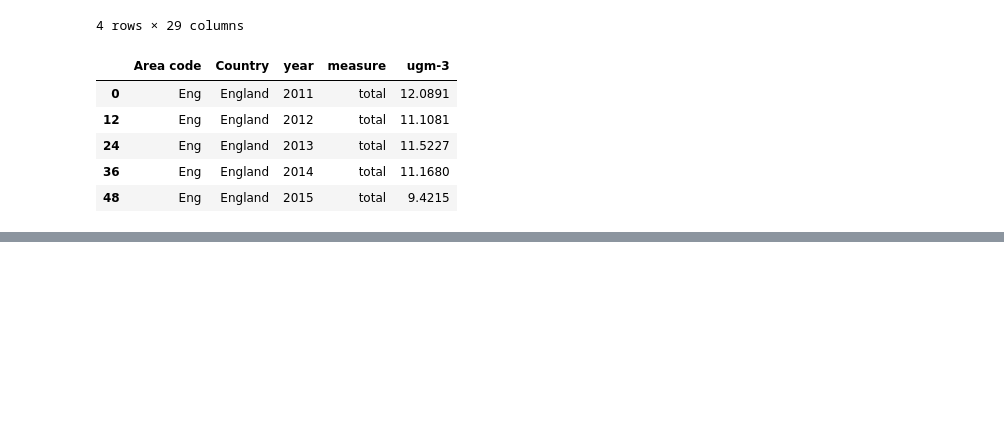
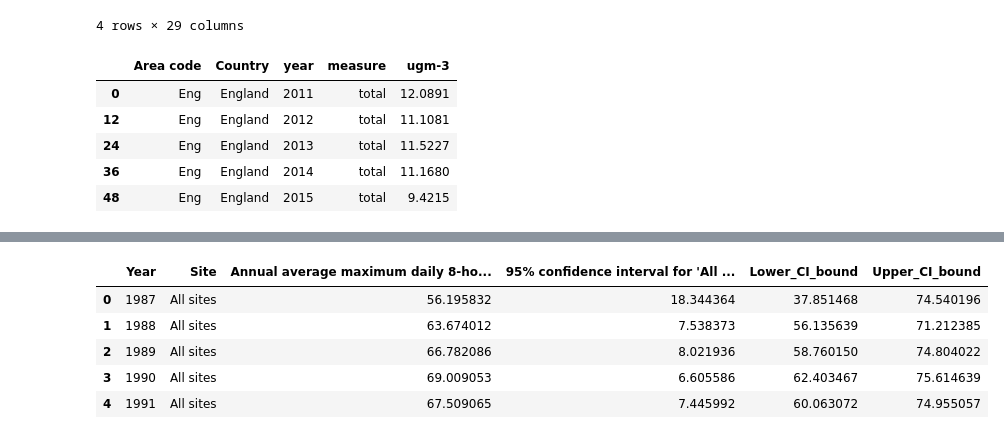
Before and after one commit to Defra-Data-Science-Centre-of-Excellence/oiflib, a Jupyter notebook: docs/source/air.ipynb, the cells around one changed output, grey strips where cells are left out. Drawn from its saved outputs; the diff is of its cells as text; code cells hidden in the pictures; blank space fills up the shorter version.

Commit message:
add Air Four example

```diff
--- a/docs/source/air.ipynb
+++ b/docs/source/air.ipynb
@@ -235,0 +245,3 @@ air_three_transformed.head()
+# %%
+extracted = extract(theme="air", indicator="four").pipe(validate_air_four_extracted)
+extracted.head()
@@ -235,0 +255,10 @@ air_three_transformed.head()
+# %%
+enriched = enrich_air_four(extracted).pipe(validate_air_four_enriched)
+enriched.head()
+# %% [output]
+|  | Year | Site | Annual average maximum daily 8-ho... | 95% confidence interval for 'All ... | Lower_CI_bound | Upper_CI_bound |
+| 0 | 1987 | All sites | 56.195832 | 18.344364 | 37.851468 | 74.540196 |
+| 1 | 1988 | All sites | 63.674012 | 7.538373 | 56.135639 | 71.212385 |
+| 2 | 1989 | All sites | 66.782086 | 8.021936 | 58.760150 | 74.804022 |
+| 3 | 1990 | All sites | 69.009053 | 6.605586 | 62.403467 | 75.614639 |
+| 4 | 1991 | All sites | 67.509065 | 7.445992 | 60.063072 | 74.955057 |
```
Also changed, not shown: parts of 3 cells of this notebook.
